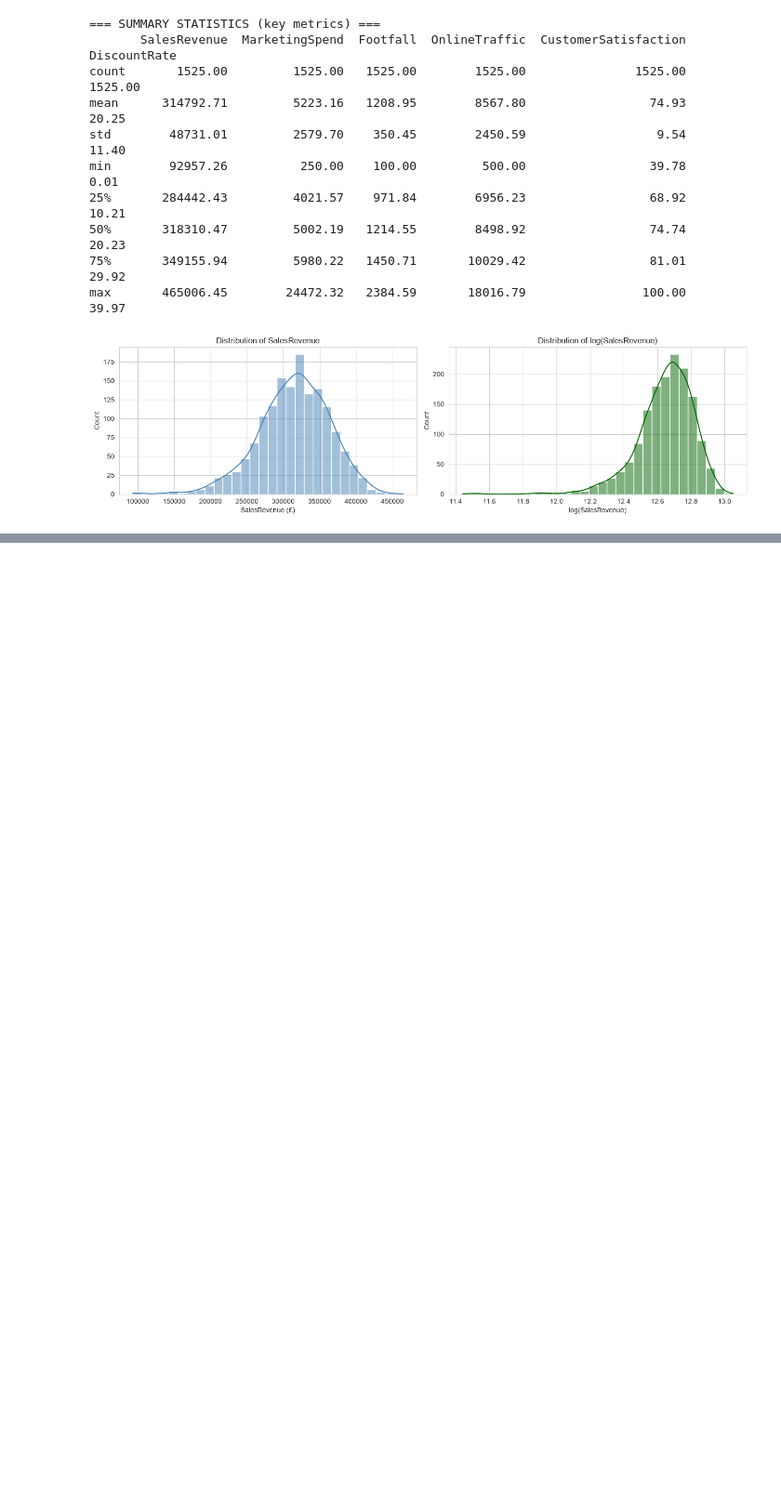
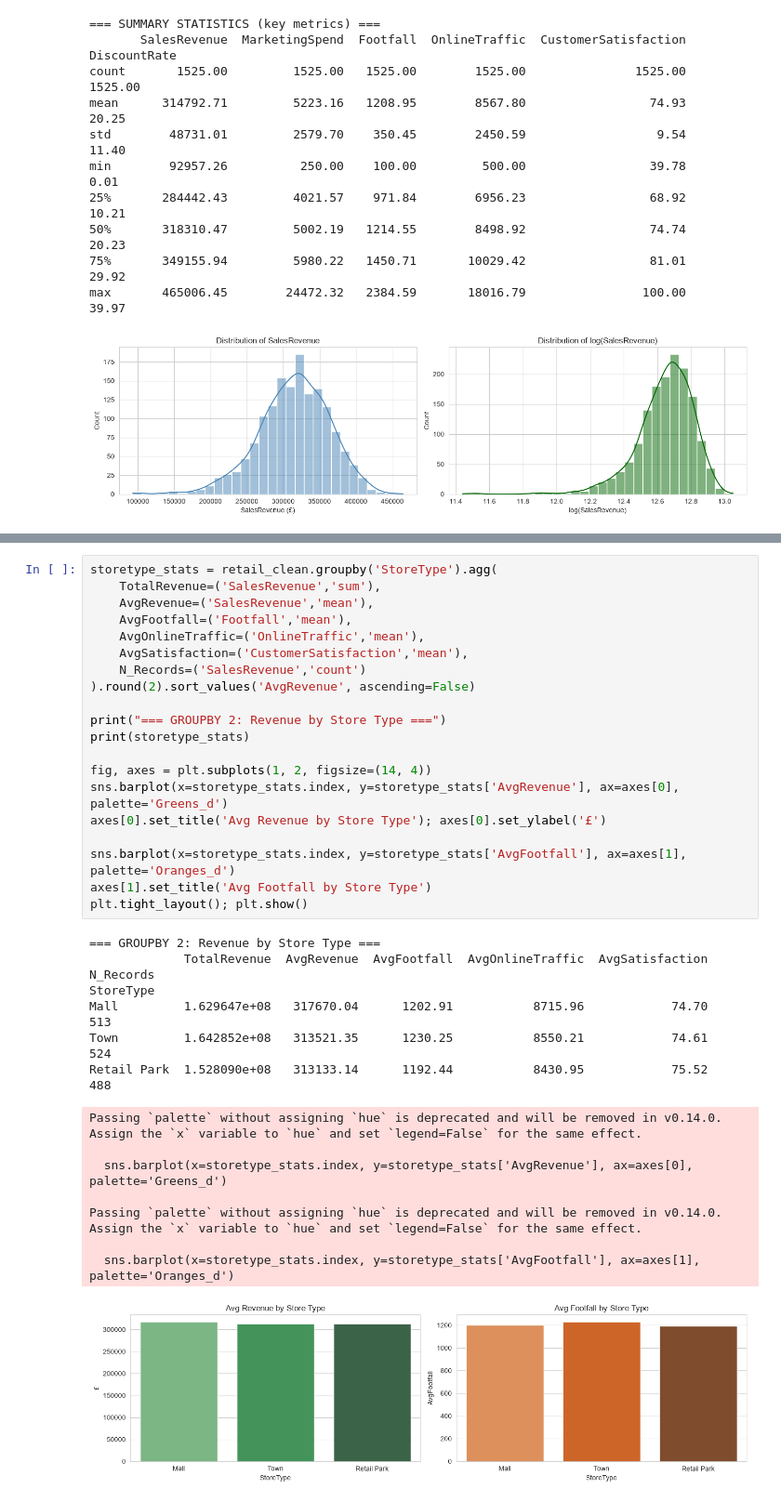
Before and after one commit to kieronisME/Research-Analytics-CA, a Jupyter notebook: main.ipynb, the cells around one changed output, grey strips where cells are left out. Shown at 93% size. Cells and saved outputs as stored; diff of their text form; blank space fills up the shorter version.

```diff
--- a/main.ipynb
+++ b/main.ipynb
@@ -247,0 +278,35 @@ max       465006.45        24472.32   2384.59       18016.79                100.
+# %%
+storetype_stats = retail_clean.groupby('StoreType').agg(
+    TotalRevenue=('SalesRevenue','sum'),
+    AvgRevenue=('SalesRevenue','mean'),
+    AvgFootfall=('Footfall','mean'),
+    AvgOnlineTraffic=('OnlineTraffic','mean'),
+    AvgSatisfaction=('CustomerSatisfaction','mean'),
+    N_Records=('SalesRevenue','count')
+).round(2).sort_values('AvgRevenue', ascending=False)
+
+print("=== GROUPBY 2: Revenue by Store Type ===")
+print(storetype_stats)
+
+fig, axes = plt.subplots(1, 2, figsize=(14, 4))
+sns.barplot(x=storetype_stats.index, y=storetype_stats['AvgRevenue'], ax=axes[0], palette='Greens_d')
+axes[0].set_title('Avg Revenue by Store Type'); axes[0].set_ylabel('£')
+
+sns.barplot(x=storetype_stats.index, y=storetype_stats['AvgFootfall'], ax=axes[1], palette='Oranges_d')
+axes[1].set_title('Avg Footfall by Store Type')
+plt.tight_layout(); plt.show()
+# %% [output]
+=== GROUPBY 2: Revenue by Store Type ===
+             TotalRevenue  AvgRevenue  AvgFootfall  AvgOnlineTraffic  AvgSatisfaction  N_Records
+StoreType
+Mall         1.629647e+08   317670.04      1202.91           8715.96            74.70        513
+Town         1.642852e+08   313521.35      1230.25           8550.21            74.61        524
+Retail Park  1.528090e+08   313133.14      1192.44           8430.95            75.52        488
+Passing `palette` without assigning `hue` is deprecated and will be removed in v0.14.0. Assign the `x` variable to `hue` and set `legend=False` for the same effect.
+
+  sns.barplot(x=storetype_stats.index, y=storetype_stats['AvgRevenue'], ax=axes[0], palette='Greens_d')
+
+Passing `palette` without assigning `hue` is deprecated and will be removed in v0.14.0. Assign the `x` variable to `hue` and set `legend=False` for the same effect.
+
+  sns.barplot(x=storetype_stats.index, y=storetype_stats['AvgFootfall'], ax=axes[1], palette='Oranges_d')
+[figure, added]
```
Also changed, not shown: parts of 8 cells of this notebook.
